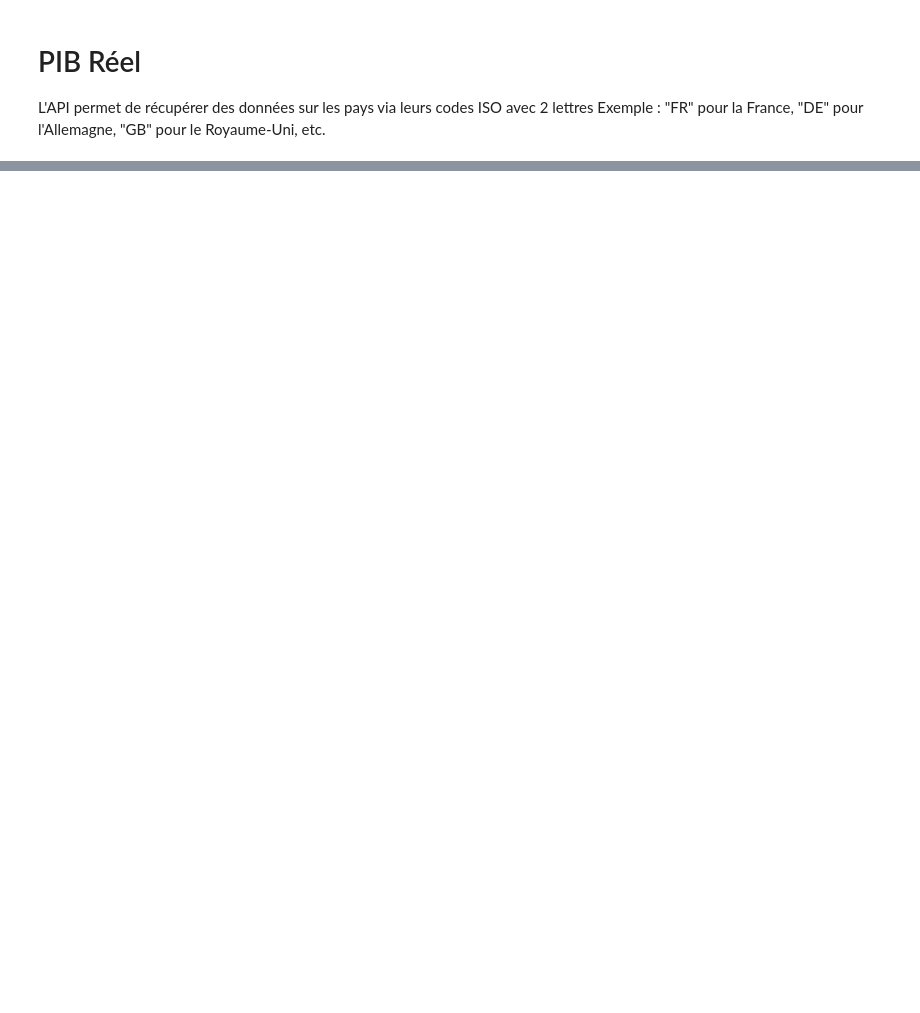
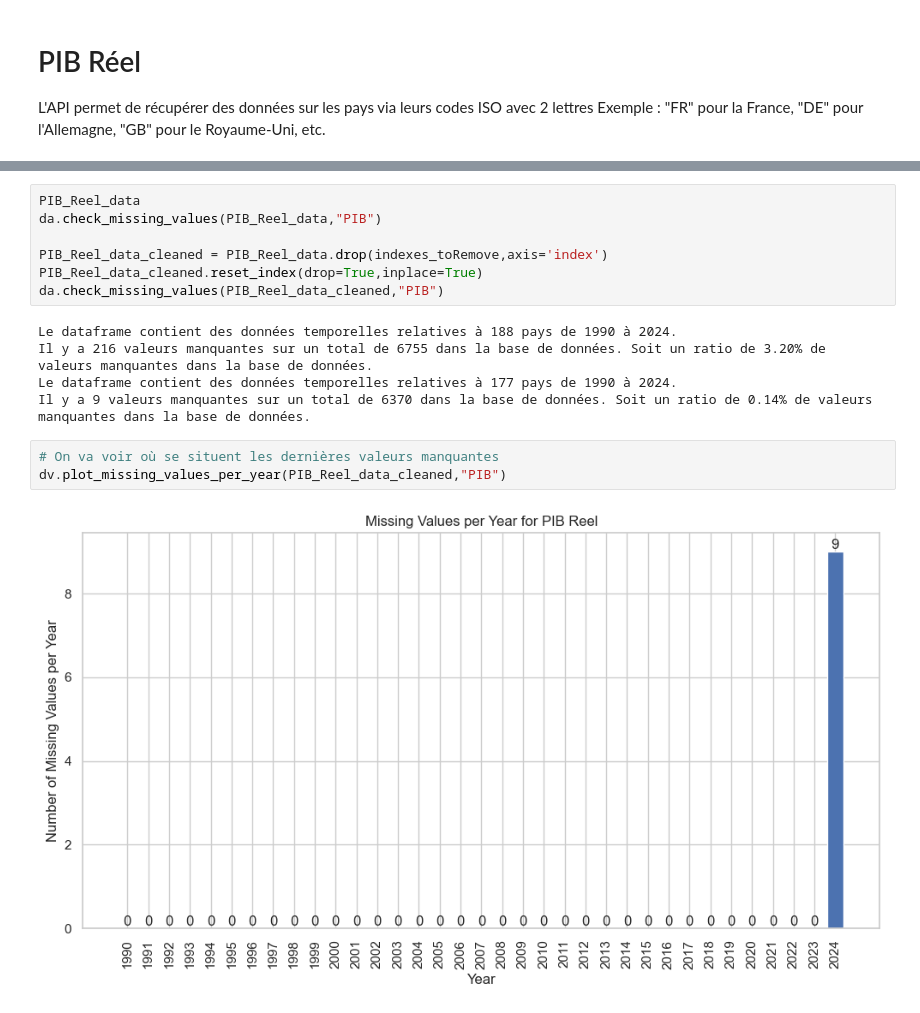
Before and after one commit to nile2304/Data-Science-Project-ENSAE, a Jupyter notebook: main.ipynb, the cells around one changed output, grey strips where cells are left out. Cells and saved outputs as stored; diff of their text form; blank space fills up the shorter version.

```diff
--- a/main.ipynb
+++ b/main.ipynb
@@ -122,0 +219,17 @@ ConnectionError: Erreur API : 403
+# %%
+PIB_Reel_data
+da.check_missing_values(PIB_Reel_data,"PIB")
+
+PIB_Reel_data_cleaned = PIB_Reel_data.drop(indexes_toRemove,axis='index')
+PIB_Reel_data_cleaned.reset_index(drop=True,inplace=True)
+da.check_missing_values(PIB_Reel_data_cleaned,"PIB")
+# %% [output]
+Le dataframe contient des données temporelles relatives à 188 pays de 1990 à 2024.
+Il y a 216 valeurs manquantes sur un total de 6755 dans la base de données. Soit un ratio de 3.20% de valeurs manquantes dans la base de données.
+Le dataframe contient des données temporelles relatives à 177 pays de 1990 à 2024.
+Il y a 9 valeurs manquantes sur un total de 6370 dans la base de données. Soit un ratio de 0.14% de valeurs manquantes dans la base de données.
+# %%
+# On va voir où se situent les dernières valeurs manquantes
+dv.plot_missing_values_per_year(PIB_Reel_data_cleaned,"PIB")
+# %% [output]
+[figure, added]
```
Also changed, not shown: parts of 49 cells of this notebook.
